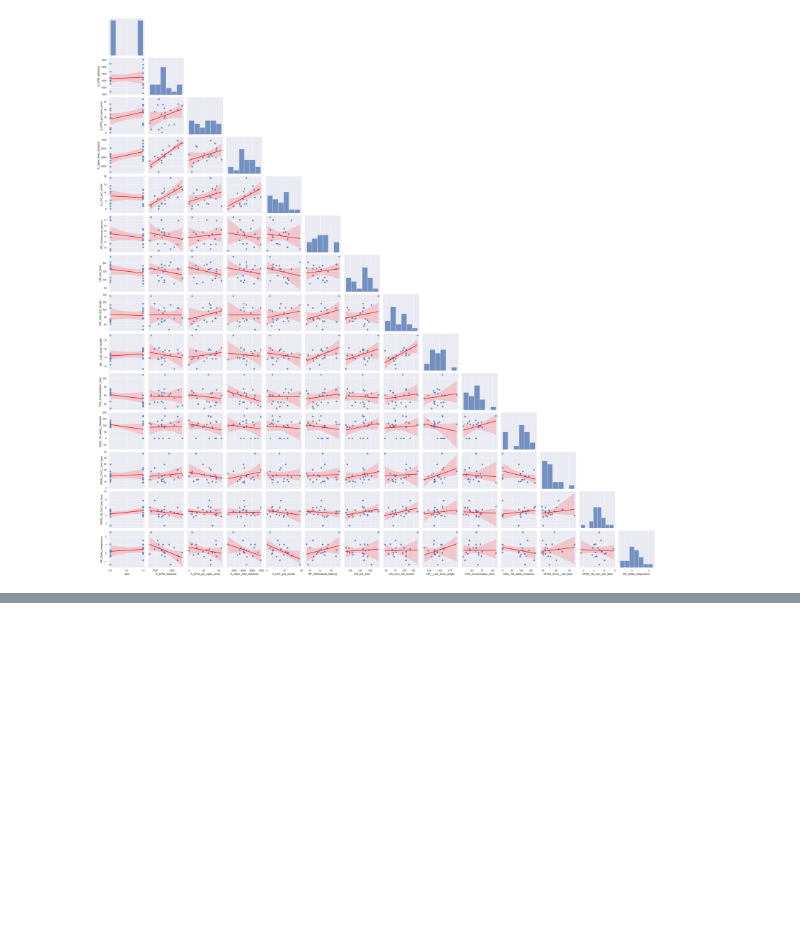
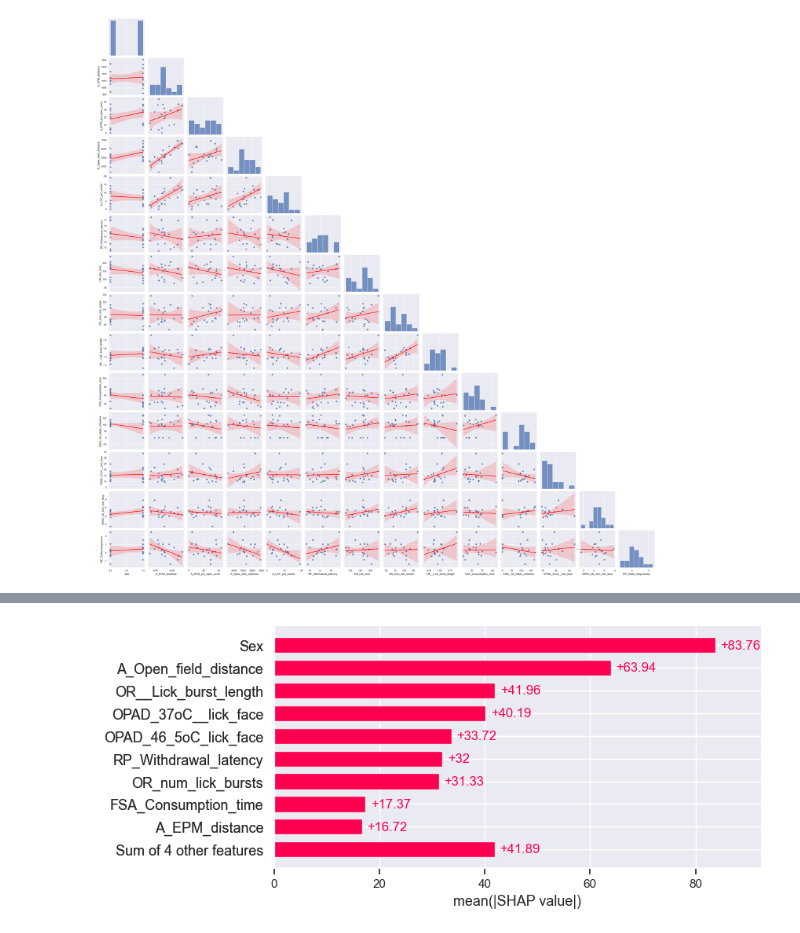
Before and after one commit to uflcod/endophenotype-study-analysis, a Jupyter notebook: notebooks/5JUN2023_linear_regression.ipynb, the cells around one changed output, grey strips where cells are left out. Cells and saved outputs as stored; diff of their text form; code cells hidden in the pictures; blank space fills up the shorter version.

```diff
--- a/notebooks/5JUN2023_linear_regression.ipynb
+++ b/notebooks/5JUN2023_linear_regression.ipynb
@@ -87,0 +143,6 @@ plt.show()
+# %%
+X, y = df.drop('DSA_1st_week_infusions', axis=1), df.DSA_1st_week_infusions
+# %%
+# instantiate linear regress model
+model = LinearRegression()
+model.fit(X, y)
@@ -87,0 +167,15 @@ plt.show()
+# %%
+# need to change int and bool to classes int_ and bool_ to handle error 'numpy' has no attribute 'int'/'bool'/etc.
+np.bool = np.bool_
+np.int = np.int_
+np.float = np.float_
+
+explainer = shap.LinearExplainer(model, X, feature_names=X.columns.tolist())
+shap_values = explainer(X)
+# %%
+# see https://towardsdatascience.com/how-to-easily-customize-shap-plots-in-python-fdff9c0483f2 for configuring shap plots
+shap.plots.bar(shap_values, show = False)
+plt.gcf().set_size_inches(8,4)
+plt.show()
+# %% [output]
+[figure, added]
```
Also changed, not shown: parts of 15 cells of this notebook, 1 other file.
